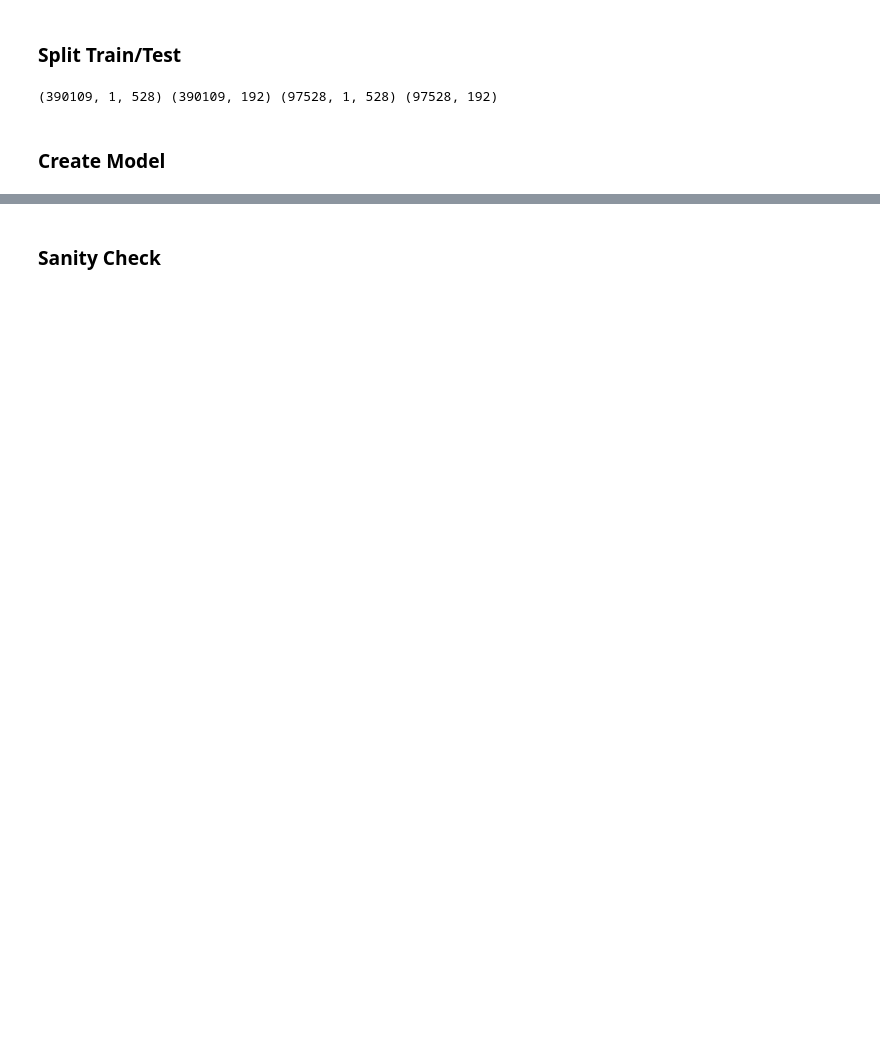
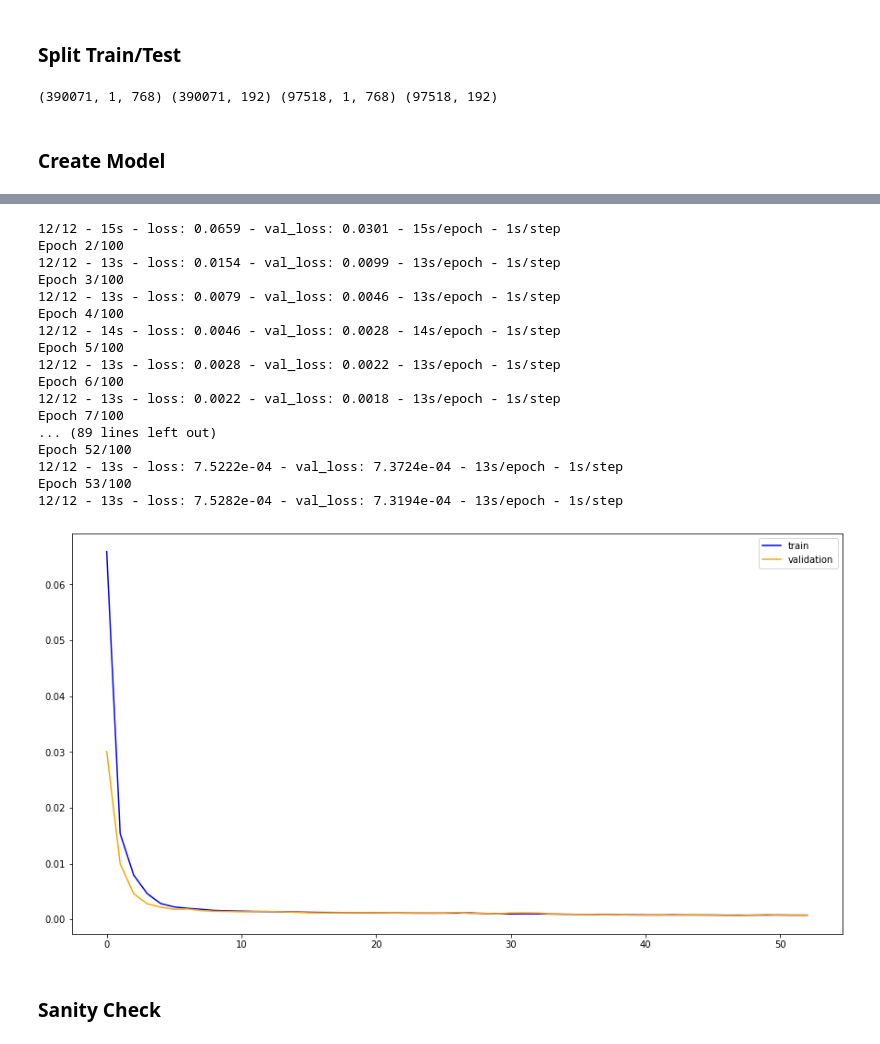
Before and after one commit to jaismith/flowcast, a Jupyter notebook: learn.ipynb, the cells around one changed output, grey strips where cells are left out. Cells and saved outputs as stored; diff of their text form; code cells hidden in the pictures; blank space fills up the shorter version.

```diff
--- a/learn.ipynb
+++ b/learn.ipynb
@@ -31,7 +31,7 @@ import numpy as np
 from scipy.signal import savgol_filter
 
 # const
-LOOKBACK_FRAME = 4 * 12
+LOOKBACK_FRAME = 4 * 24
 FORECAST_FRAME = 4 * 24
 # %% [markdown]
 ### Load Observations
@@ -159,7 +159,7 @@ test_X = test_X.reshape((test_X.shape[0], 1, test_X.shape[1]))
 
 print(train_X.shape, train_y.shape, test_X.shape, test_y.shape)
 # %% [output]
-(390109, 1, 528) (390109, 192) (97528, 1, 528) (97528, 192)
+(390071, 1, 768) (390071, 192) (97518, 1, 768) (97518, 192)
 # %% [markdown]
 ### Create Model
 # %%
@@ -171,8 +171,8 @@ batch_size = 4 * 24 * 365 # process one year at a time to capture annual seasona
 for i in range(1):
   # define model
   model = tf.keras.models.Sequential()
-  model.add(tf.keras.layers.Bidirectional(tf.keras.layers.LSTM(500, activation='relu', return_sequences=True), input_shape=(train_X.shape[1], train_X.shape[2])))
-  # model.add(tf.keras.layers.LSTM(400, activation='relu'))
+  model.add(tf.keras.layers.LSTM(400, activation='relu', return_sequences=True, input_shape=(train_X.shape[1], train_X.shape[2])))
+  model.add(tf.keras.layers.LSTM(400, activation='relu'))
   model.add(tf.keras.layers.Dense(2 * FORECAST_FRAME))
   model.compile(loss='mse', optimizer='adam')
 
@@ -214,3 +218,21 @@ KeyboardInterrupt:
+12/12 - 15s - loss: 0.0659 - val_loss: 0.0301 - 15s/epoch - 1s/step
+Epoch 2/100
+12/12 - 13s - loss: 0.0154 - val_loss: 0.0099 - 13s/epoch - 1s/step
+Epoch 3/100
+12/12 - 13s - loss: 0.0079 - val_loss: 0.0046 - 13s/epoch - 1s/step
+Epoch 4/100
+12/12 - 14s - loss: 0.0046 - val_loss: 0.0028 - 14s/epoch - 1s/step
+Epoch 5/100
+12/12 - 13s - loss: 0.0028 - val_loss: 0.0022 - 13s/epoch - 1s/step
+Epoch 6/100
+12/12 - 13s - loss: 0.0022 - val_loss: 0.0018 - 13s/epoch - 1s/step
+Epoch 7/100
+... (89 lines left out)
+Epoch 52/100
+12/12 - 13s - loss: 7.5222e-04 - val_loss: 7.3724e-04 - 13s/epoch - 1s/step
+Epoch 53/100
+12/12 - 13s - loss: 7.5282e-04 - val_loss: 7.3194e-04 - 13s/epoch - 1s/step
+[figure, added]
 # %% [markdown]
 ### Sanity Check
 # %%
```
Also changed, not shown: parts of 3 cells of this notebook, 1 other file.
